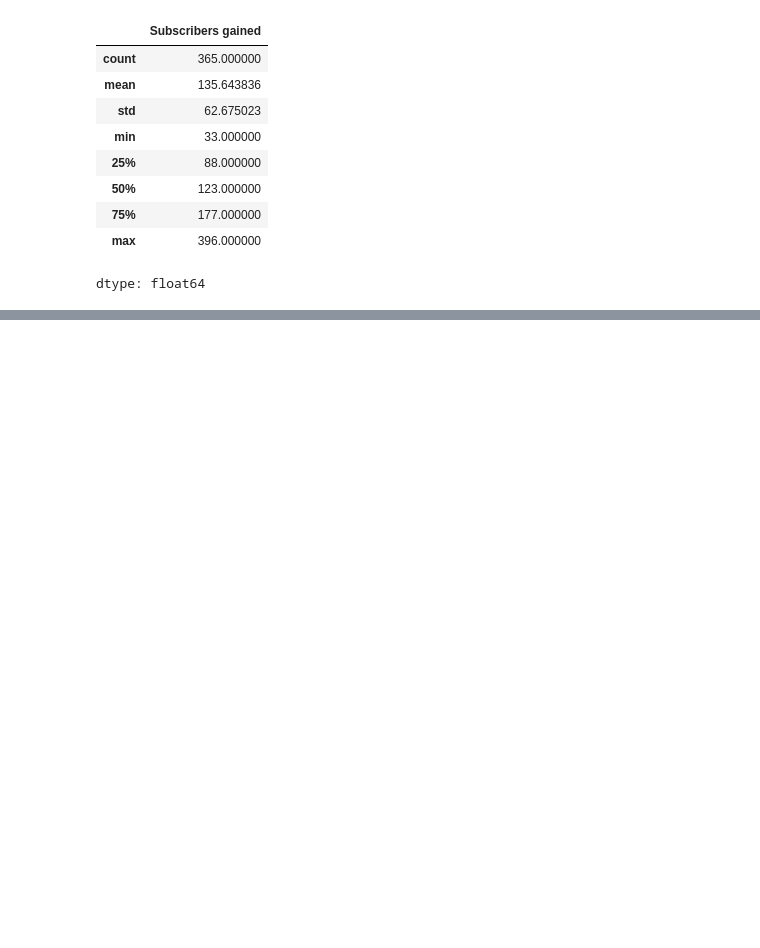
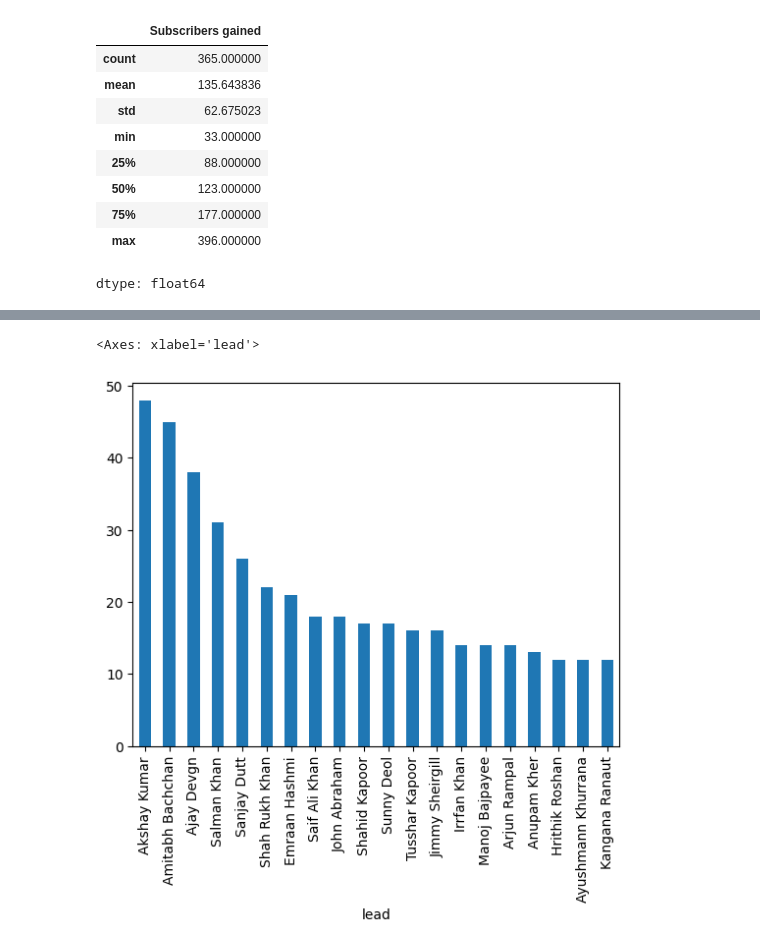
Before and after one commit to UKD1211/DataScience_Slogbook_ISI_placement_prep, a Jupyter notebook: Pandas_1.ipynb, the cells around one changed output, grey strips where cells are left out. Cells and saved outputs as stored; diff of their text form; code cells hidden in the pictures; blank space fills up the shorter version.

```diff
--- a/Pandas_1.ipynb
+++ b/Pandas_1.ipynb
@@ -468,0 +961,5 @@ dtype: float64
+# %%
+bollywood.value_counts().head(20).plot(kind = 'bar')
+# %% [output]
+<Axes: xlabel='lead'>
+[figure, added]
```
Also changed, not shown: parts of 61 cells of this notebook.
